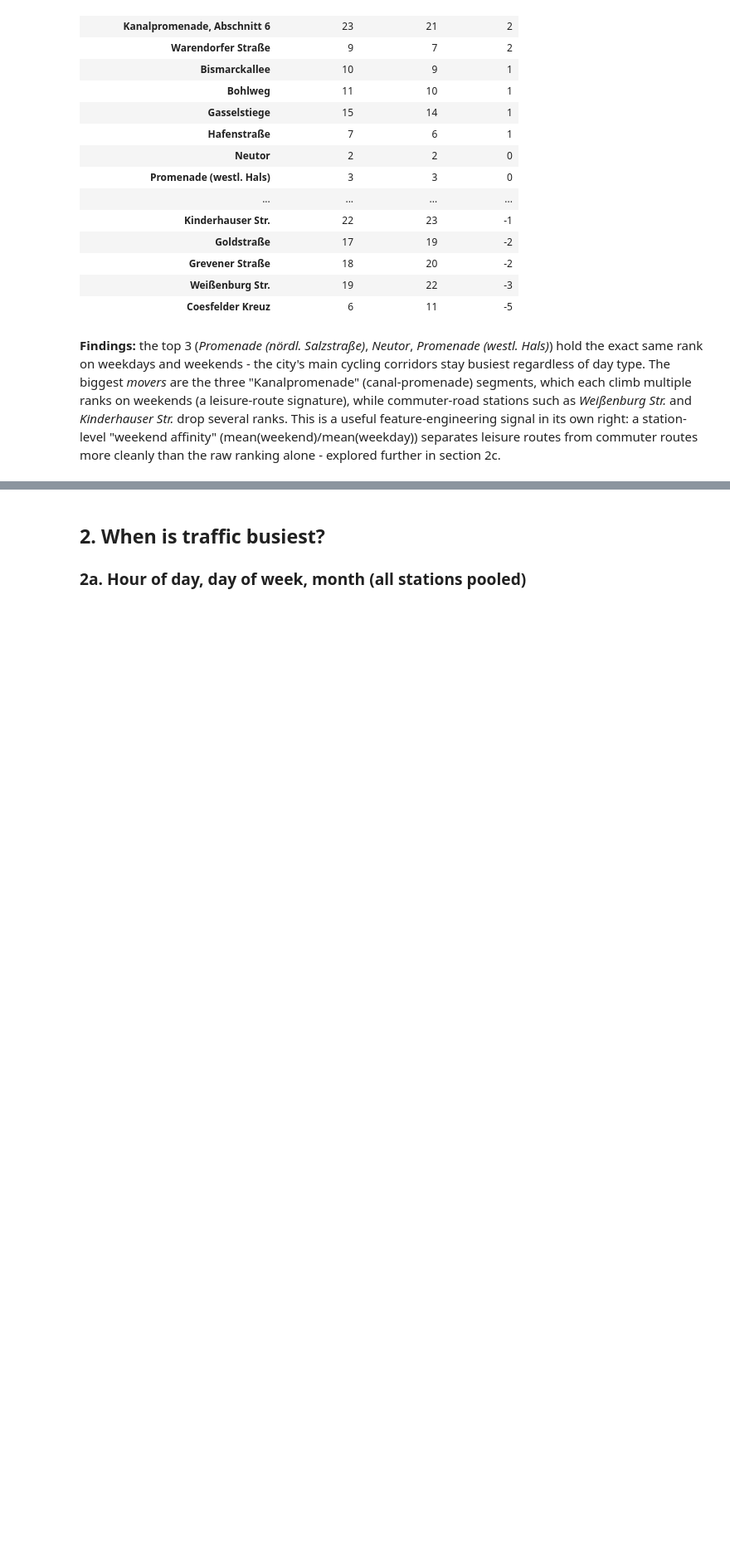
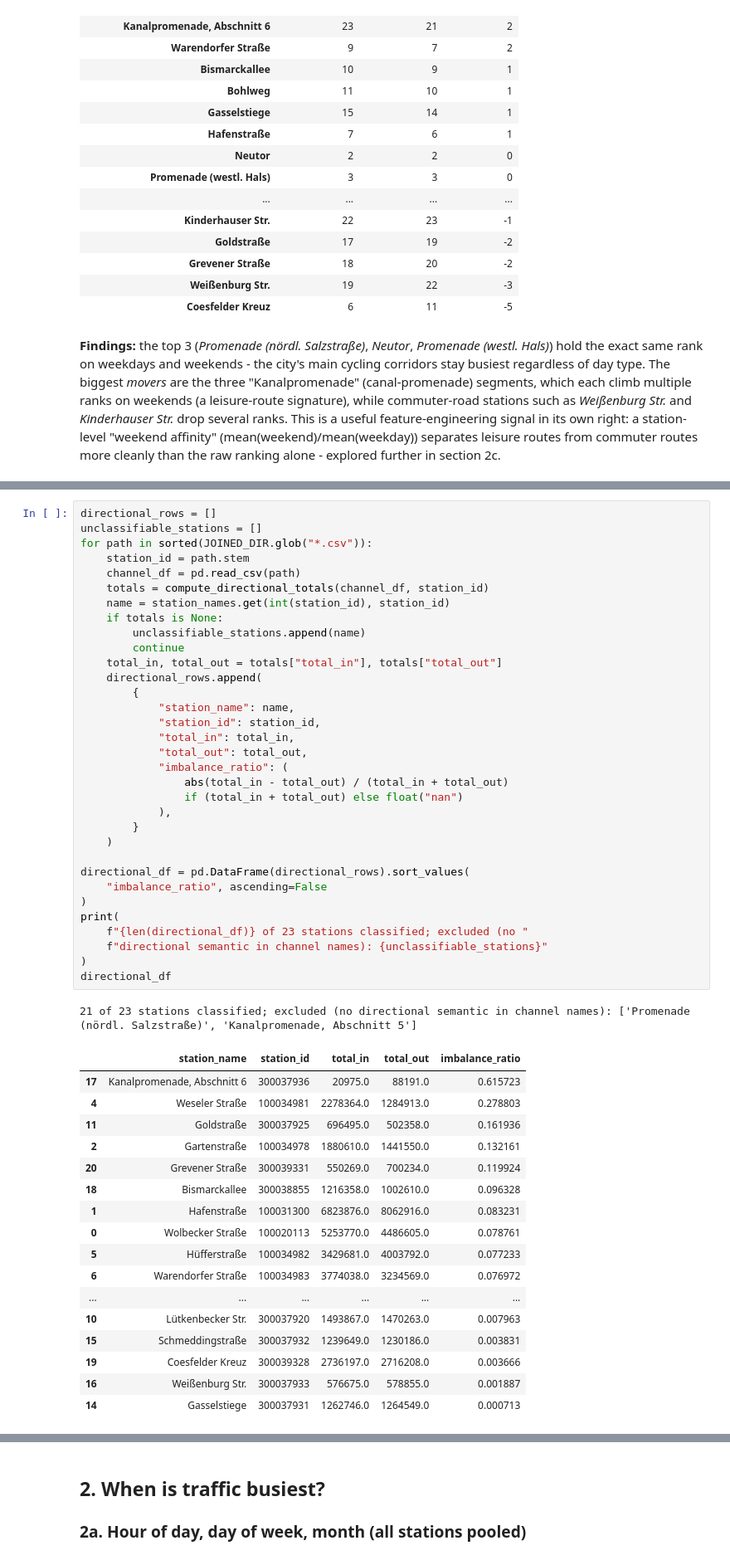
Before and after one commit to flo-fox/muenster-bike-traffic-forecast, a Jupyter notebook: notebooks/07_descriptive_analysis.ipynb, the cells around one changed output, grey strips where cells are left out. Shown at 83% size. Cells and saved outputs as stored; diff of their text form; blank space fills up the shorter version.

```diff
--- a/notebooks/07_descriptive_analysis.ipynb
+++ b/notebooks/07_descriptive_analysis.ipynb
@@ -254,0 +277,52 @@ more cleanly than the raw ranking alone - explored further in section 2c.
+# %%
+directional_rows = []
+unclassifiable_stations = []
+for path in sorted(JOINED_DIR.glob("*.csv")):
+    station_id = path.stem
+    channel_df = pd.read_csv(path)
+    totals = compute_directional_totals(channel_df, station_id)
+    name = station_names.get(int(station_id), station_id)
+    if totals is None:
+        unclassifiable_stations.append(name)
+        continue
+    total_in, total_out = totals["total_in"], totals["total_out"]
+    directional_rows.append(
+        {
+            "station_name": name,
+            "station_id": station_id,
+            "total_in": total_in,
+            "total_out": total_out,
+            "imbalance_ratio": (
+                abs(total_in - total_out) / (total_in + total_out)
+                if (total_in + total_out) else float("nan")
+            ),
+        }
+    )
+
+directional_df = pd.DataFrame(directional_rows).sort_values(
+    "imbalance_ratio", ascending=False
+)
+print(
+    f"{len(directional_df)} of 23 stations classified; excluded (no "
+    f"directional semantic in channel names): {unclassifiable_stations}"
+)
+directional_df
+# %% [output]
+21 of 23 stations classified; excluded (no directional semantic in channel names): ['Promenade (nördl. Salzstraße)', 'Kanalpromenade, Abschnitt 5']
+|  | station_name | station_id | total_in | total_out | imbalance_ratio |
+| 17 | Kanalpromenade, Abschnitt 6 | 300037936 | 20975.0 | 88191.0 | 0.615723 |
+| 4 | Weseler Straße | 100034981 | 2278364.0 | 1284913.0 | 0.278803 |
+| 11 | Goldstraße | 300037925 | 696495.0 | 502358.0 | 0.161936 |
+| 2 | Gartenstraße | 100034978 | 1880610.0 | 1441550.0 | 0.132161 |
+| 20 | Grevener Straße | 300039331 | 550269.0 | 700234.0 | 0.119924 |
+| 18 | Bismarckallee | 300038855 | 1216358.0 | 1002610.0 | 0.096328 |
+| 1 | Hafenstraße | 100031300 | 6823876.0 | 8062916.0 | 0.083231 |
+| 0 | Wolbecker Straße | 100020113 | 5253770.0 | 4486605.0 | 0.078761 |
+| 5 | Hüfferstraße | 100034982 | 3429681.0 | 4003792.0 | 0.077233 |
+| 6 | Warendorfer Straße | 100034983 | 3774038.0 | 3234569.0 | 0.076972 |
+| ... | ... | ... | ... | ... | ... |
+| 10 | Lütkenbecker Str. | 300037920 | 1493867.0 | 1470263.0 | 0.007963 |
+| 15 | Schmeddingstraße | 300037932 | 1239649.0 | 1230186.0 | 0.003831 |
+| 19 | Coesfelder Kreuz | 300039328 | 2736197.0 | 2716208.0 | 0.003666 |
+| 16 | Weißenburg Str. | 300037933 | 576675.0 | 578855.0 | 0.001887 |
+| 14 | Gasselstiege | 300037931 | 1262746.0 | 1264549.0 | 0.000713 |
```
Also changed, not shown: parts of 20 cells of this notebook, 2 other files.
